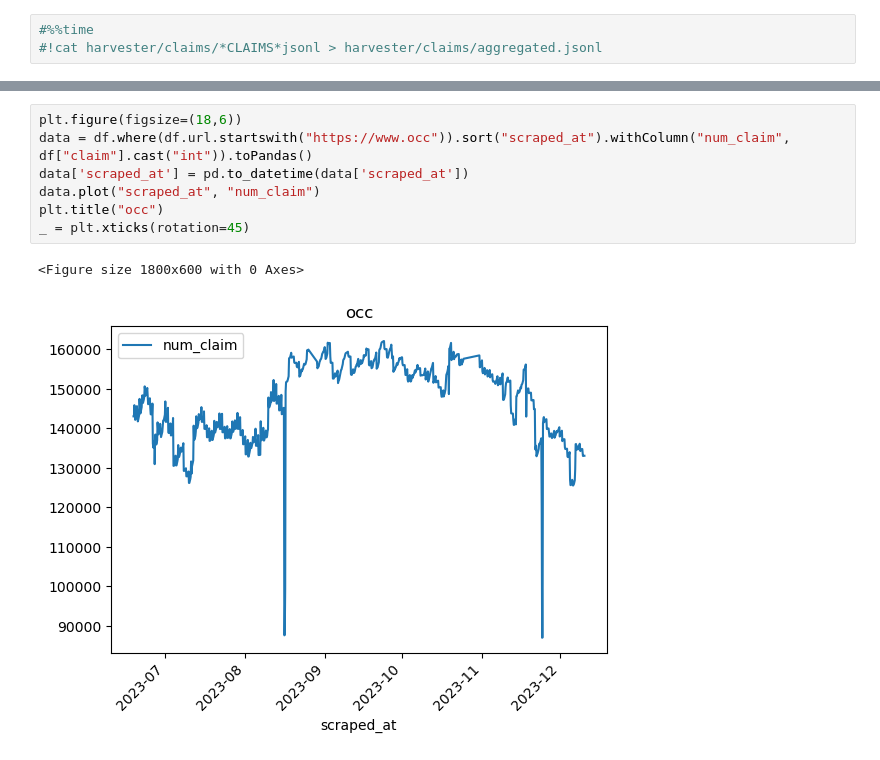
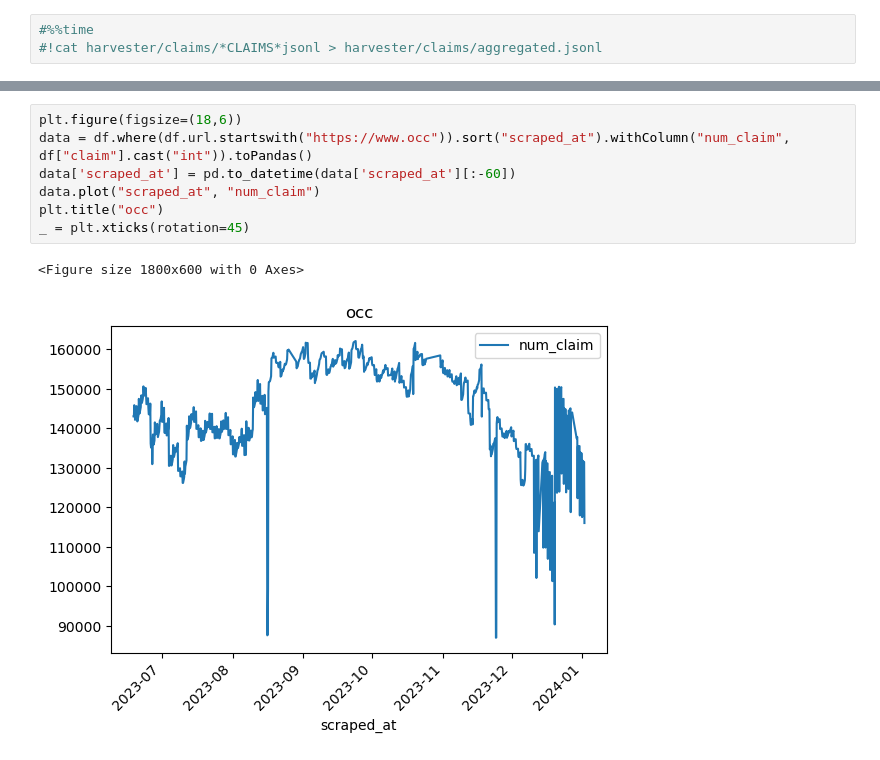
Before and after one commit to eduardofv/learn_spark, a Jupyter notebook: work-dir/claims.ipynb, the cells around one changed output, grey strips where cells are left out. Cells and saved outputs as stored; diff of their text form.

```diff
--- a/work-dir/claims.ipynb
+++ b/work-dir/claims.ipynb
@@ -64,10 +62,10 @@ df.select("url").distinct().collect()
 # %%
 plt.figure(figsize=(18,6))
 data = df.where(df.url.startswith("https://www.occ")).sort("scraped_at").withColumn("num_claim", df["claim"].cast("int")).toPandas()
-data['scraped_at'] = pd.to_datetime(data['scraped_at'])
+data['scraped_at'] = pd.to_datetime(data['scraped_at'][:-60])
 data.plot("scraped_at", "num_claim")
 plt.title("occ")
 _ = plt.xticks(rotation=45)
 # %% [output]
 <Figure size 1800x600 with 0 Axes>
-[figure, old version]
+[figure, new version]
```
Also changed, not shown: parts of 14 cells of this notebook, 3 other files.
